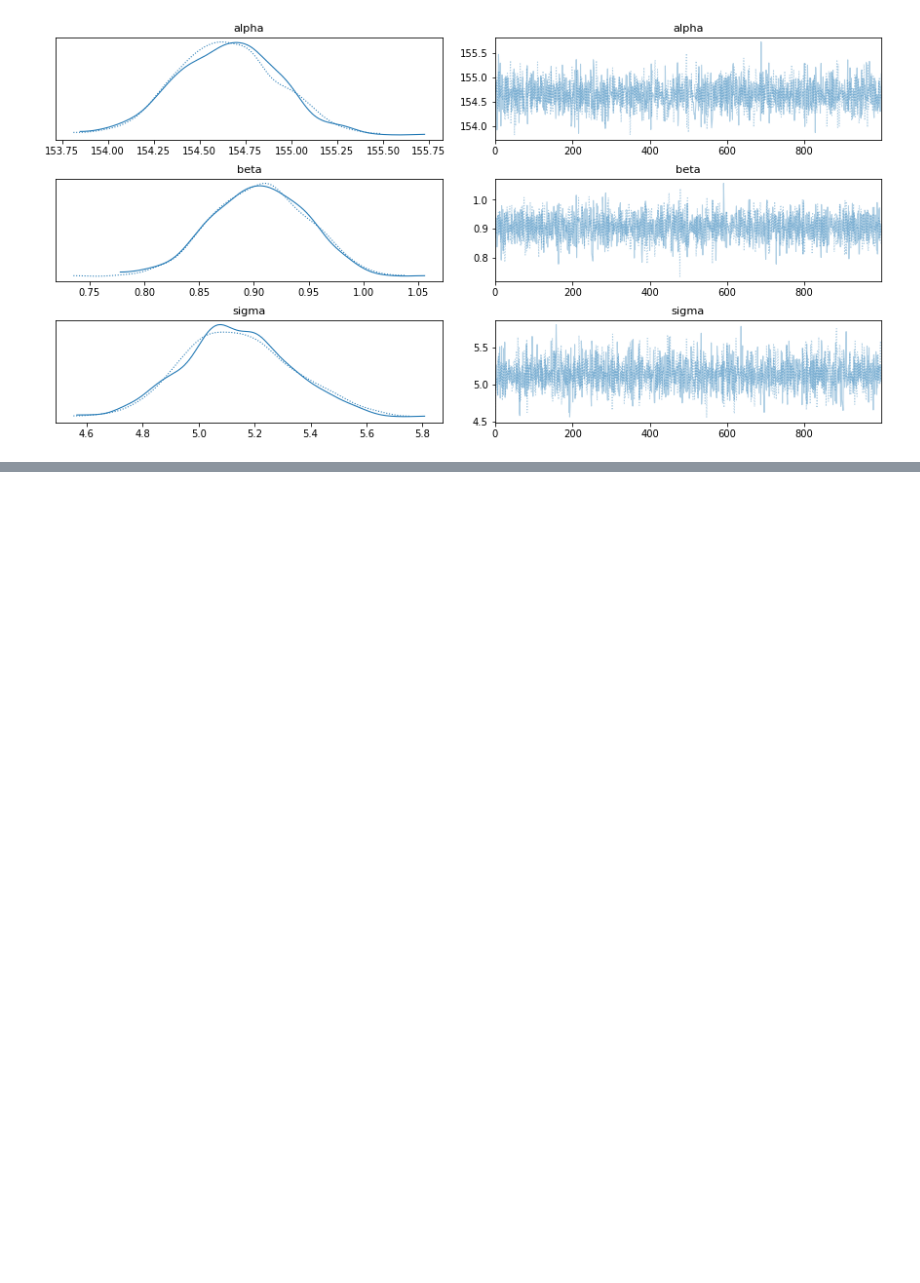
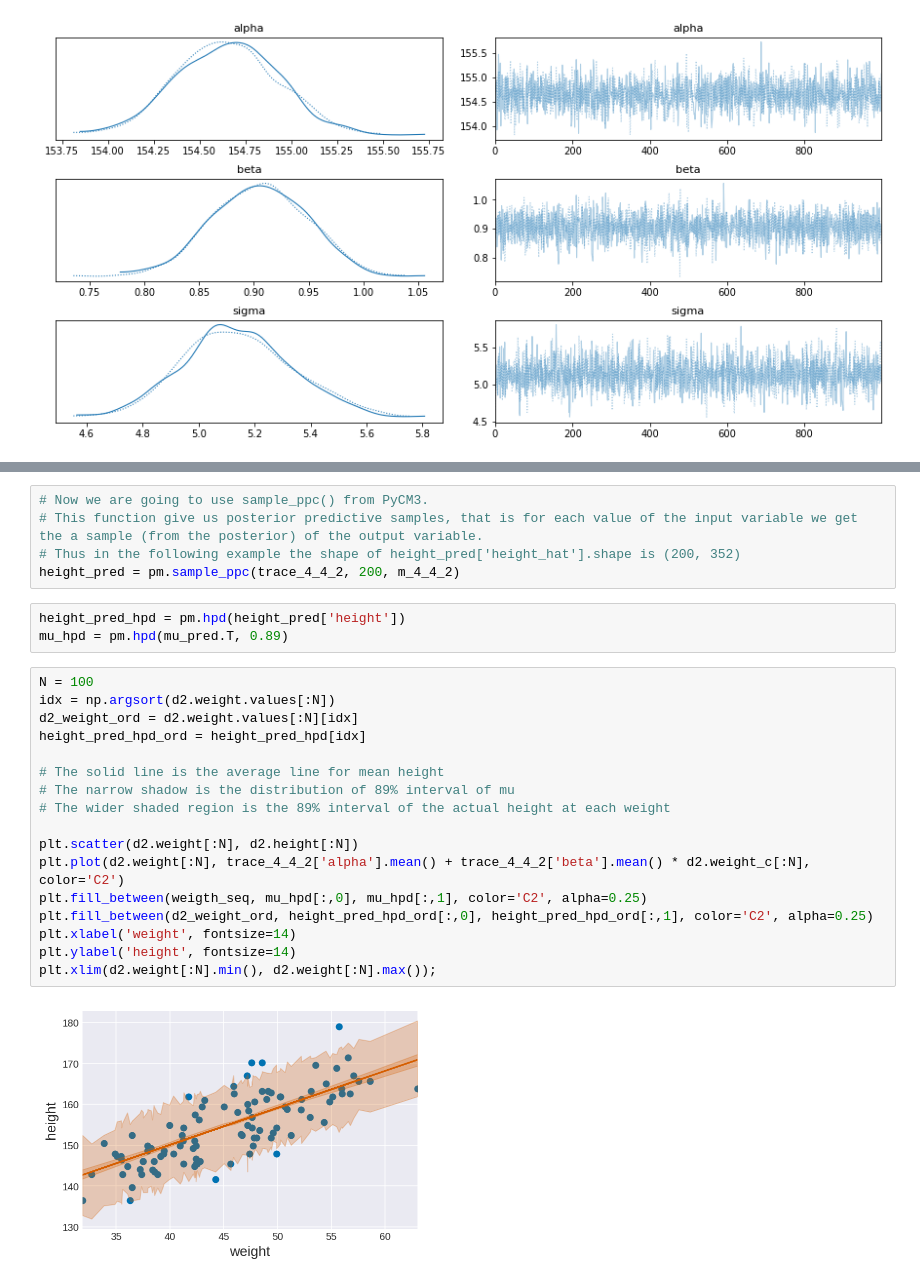
Before and after one commit to yebenbenben/Statistical-Rethinking-with-Python-and-PyMC3, a Jupyter notebook: Ch4.ipynb, the cells around one changed output, grey strips where cells are left out. Cells and saved outputs as stored; diff of their text form; blank space fills up the shorter version.

```diff
--- a/Ch4.ipynb
+++ b/Ch4.ipynb
@@ -101,0 +132,27 @@ _ = pm.traceplot(trace_4_4_2, var_names=["alpha", "beta", "sigma"])
+# %%
+# Now we are going to use sample_ppc() from PyCM3.
+# This function give us posterior predictive samples, that is for each value of the input variable we get the a sample (from the posterior) of the output variable.
+# Thus in the following example the shape of height_pred['height_hat'].shape is (200, 352)
+height_pred = pm.sample_ppc(trace_4_4_2, 200, m_4_4_2)
+# %%
+height_pred_hpd = pm.hpd(height_pred['height'])
+mu_hpd = pm.hpd(mu_pred.T, 0.89)
+# %%
+N = 100
+idx = np.argsort(d2.weight.values[:N])
+d2_weight_ord = d2.weight.values[:N][idx]
+height_pred_hpd_ord = height_pred_hpd[idx]
+
+# The solid line is the average line for mean height
+# The narrow shadow is the distribution of 89% interval of mu
+# The wider shaded region is the 89% interval of the actual height at each weight
+
+plt.scatter(d2.weight[:N], d2.height[:N])
+plt.plot(d2.weight[:N], trace_4_4_2['alpha'].mean() + trace_4_4_2['beta'].mean() * d2.weight_c[:N], color='C2')
+plt.fill_between(weigth_seq, mu_hpd[:,0], mu_hpd[:,1], color='C2', alpha=0.25)
+plt.fill_between(d2_weight_ord, height_pred_hpd_ord[:,0], height_pred_hpd_ord[:,1], color='C2', alpha=0.25)
+plt.xlabel('weight', fontsize=14)
+plt.ylabel('height', fontsize=14)
+plt.xlim(d2.weight[:N].min(), d2.weight[:N].max());
+# %% [output]
+[figure, added]
```
Also changed, not shown: parts of 4 cells of this notebook.
